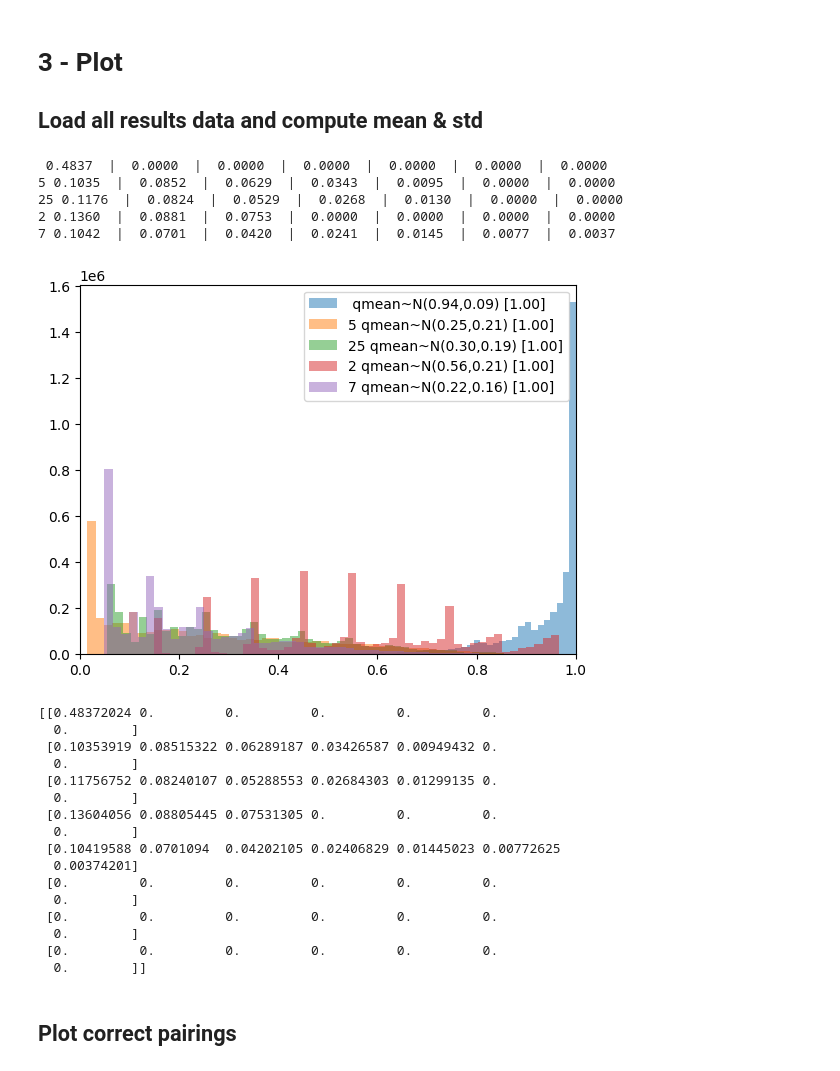
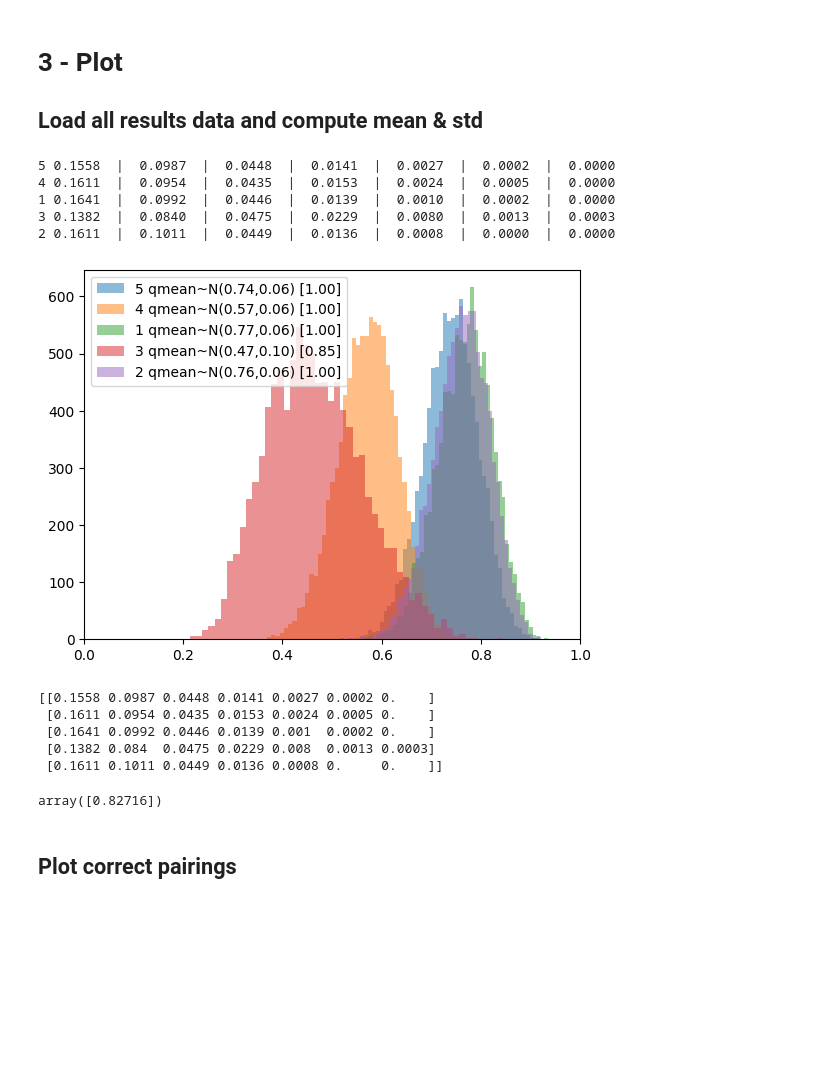
Before and after one commit to annahedstroem/eval-project, a Jupyter notebook: nbs/3-plot.ipynb, the cells around one changed output. Cells and saved outputs as stored; diff of their text form; code cells hidden in the pictures; blank space fills up the shorter version.

Commit message:
Fixed loop to generate genetic from same samples

```diff
--- a/nbs/3-plot.ipynb
+++ b/nbs/3-plot.ipynb
@@ -12,8 +12,8 @@ keys = ['correct_pairings_inv', 'correct_pairings_basX', 'spearman_inv', 'spearm
 
 result_dict = {}
 
-DATASET_NAME = 'avila'
-MODEL_NAME = '0'
+DATASET_NAME = 'mnist'
+MODEL_NAME = '0_softmax'
 GENERATION_MODE = ''
 
 num_files = 0 # Count how many files are involved for use below
@@ -56,7 +56,7 @@ with open(os.path.join(DATA_PATH, 'dataset-counts.json')) as fIn:
 
 current_file_num = 0
 for f in os.listdir(os.path.join(PROJ_DIR, 'results')):
-    if f.startswith(DATASET_NAME) and f.endswith(f'{MODEL_NAME}_measures.npz'):
+    if f.startswith(DATASET_NAME) and f.endswith(f'{MODEL_NAME}{GENERATION_MODE}_measures.npz'):
         FILENAME = os.path.join(PROJ_DIR, 'results', f)
         filenames.append(f)
         short_filename = f.replace("_measures.npz", "").replace(DATASET_NAME, "").replace(MODEL_NAME, "").replace("_", "").replace("-", "")
@@ -68,58 +68,58 @@ for f in os.listdir(os.path.join(PROJ_DIR, 'results')):
                     bins = 50\
                     )
             plt.xlim(0,1)
 
+            if GENERATION_MODE == '_genetic':
+                with np.load(FILENAME.replace('_genetic', '')) as data_ref:
+                    activation_ref = data_ref['output_curves'][8][-1]
+                    plt.hist(data_ref['qmeans'],\
+                            alpha = 0.5,\
+                            label = f'{short_filename.replace("genetic", "")} qmean~N({np.mean(data_ref["qmeans"]):.2f},{np.std(data_ref["qmeans"]):.2f}) [{activation_ref:.2f}]',\
+                            bins = 50\
+                            )
+                    plt.xlim(0,1)
+
             exceptional_counts = []
             # Compute z-score
             if GENERATION_MODE == '_genetic':
-                qmean_mean = datasets[DATASET_NAME][f]['mean']
-                qmean_std = datasets[DATASET_NAME][f]['std']
+                qmean_mean = float(datasets[DATASET_NAME][f.replace('_genetic','')]['mean'])
+                qmean_std = float(datasets[DATASET_NAME][f.replace('_genetic','')]['std'])
             else:
                 qmean_mean = np.mean(data["qmeans"])
                 qmean_std = np.std(data["qmeans"])
                 qmean_means.append(qmean_mean)
                 qmean_stds.append(qmean_std)
+
             z_scores = ((data["qmeans"] - qmean_mean) / qmean_std).flatten()
 
             # Count exceptional rankings
             for i in range(1,len(boundaries)+1):
                 bottom_limit = boundaries[i-1]
                 top_limit = float('inf')
                 if i < len(boundaries):
                     top_limit = boundaries[i]
                 fraction_count = np.sum(np.logical_and(bottom_limit<=z_scores, z_scores<top_limit).astype(float) / z_scores.shape[0])
                 exceptional_counts.append(fraction_count)
                 counts_by_sigma_level[current_file_num, i - 1] = fraction_count
             print(f'{short_filename} {"  |  ".join((map(lambda x: f"{x:.4f}", exceptional_counts)))}')
         current_file_num += 1
 plt.legend()
-plt.savefig(os.path.join(PROJ_DIR, 'results', 'plots', f'{DATASET_NAME}_{MODEL_NAME}_qmean_dists.png'))
+plt.savefig(os.path.join(PROJ_DIR, 'results', 'plots', f'{DATASET_NAME}_{MODEL_NAME}{GENERATION_MODE}_qmean_dists.png'))
 plt.show()
 
 print(counts_by_sigma_level)
 # %% [output]
- 0.4837  |  0.0000  |  0.0000  |  0.0000  |  0.0000  |  0.0000  |  0.0000
-5 0.1035  |  0.0852  |  0.0629  |  0.0343  |  0.0095  |  0.0000  |  0.0000
-25 0.1176  |  0.0824  |  0.0529  |  0.0268  |  0.0130  |  0.0000  |  0.0000
-2 0.1360  |  0.0881  |  0.0753  |  0.0000  |  0.0000  |  0.0000  |  0.0000
-7 0.1042  |  0.0701  |  0.0420  |  0.0241  |  0.0145  |  0.0077  |  0.0037
+5 0.1558  |  0.0987  |  0.0448  |  0.0141  |  0.0027  |  0.0002  |  0.0000
+4 0.1611  |  0.0954  |  0.0435  |  0.0153  |  0.0024  |  0.0005  |  0.0000
+1 0.1641  |  0.0992  |  0.0446  |  0.0139  |  0.0010  |  0.0002  |  0.0000
+3 0.1382  |  0.0840  |  0.0475  |  0.0229  |  0.0080  |  0.0013  |  0.0003
+2 0.1611  |  0.1011  |  0.0449  |  0.0136  |  0.0008  |  0.0000  |  0.0000
-[figure, old version]
+[figure, new version]
-[[0.48372024 0.         0.         0.         0.         0.
-  0.        ]
- [0.10353919 0.08515322 0.06289187 0.03426587 0.00949432 0.
-  0.        ]
- [0.11756752 0.08240107 0.05288553 0.02684303 0.01299135 0.
-  0.        ]
- [0.13604056 0.08805445 0.07531305 0.         0.         0.
-  0.        ]
- [0.10419588 0.0701094  0.04202105 0.02406829 0.01445023 0.00772625
-  0.00374201]
- [0.         0.         0.         0.         0.         0.
-  0.        ]
- [0.         0.         0.         0.         0.         0.
-  0.        ]
- [0.         0.         0.         0.         0.         0.
-  0.        ]]
+[[0.1558 0.0987 0.0448 0.0141 0.0027 0.0002 0.    ]
+ [0.1611 0.0954 0.0435 0.0153 0.0024 0.0005 0.    ]
+ [0.1641 0.0992 0.0446 0.0139 0.001  0.0002 0.    ]
+ [0.1382 0.084  0.0475 0.0229 0.008  0.0013 0.0003]
+ [0.1611 0.1011 0.0449 0.0136 0.0008 0.     0.    ]]
 # %%
 dataset_counts = {} if DATASET_NAME not in datasets else datasets[DATASET_NAME]
 for i, f in enumerate(filenames):
@@ -132,5 +133,9 @@ datasets[DATASET_NAME] = dataset_counts
 with open(os.path.join(DATA_PATH, 'dataset-counts.json'), 'w') as fOut:
     json.dump(datasets, fOut)
+# %%
+result_dict['correct_pairings_inv_mean']
+# %% [output]
+array([0.82716])
 # %% [markdown]
 ## Plot correct pairings
 # %%
```
Also changed, not shown: parts of 5 cells of this notebook, 6 other files.
